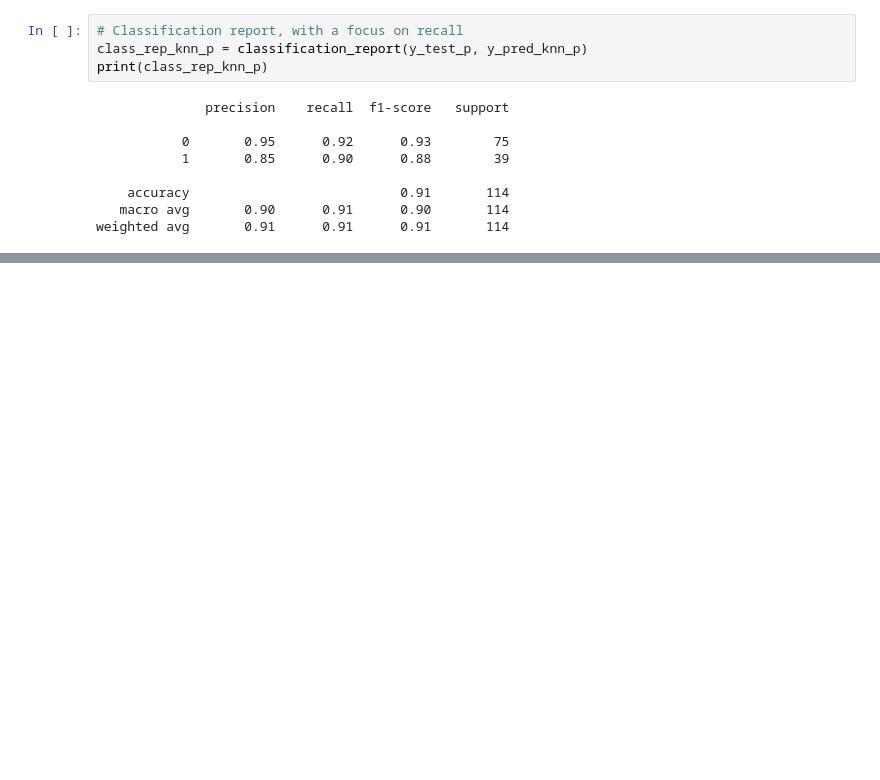
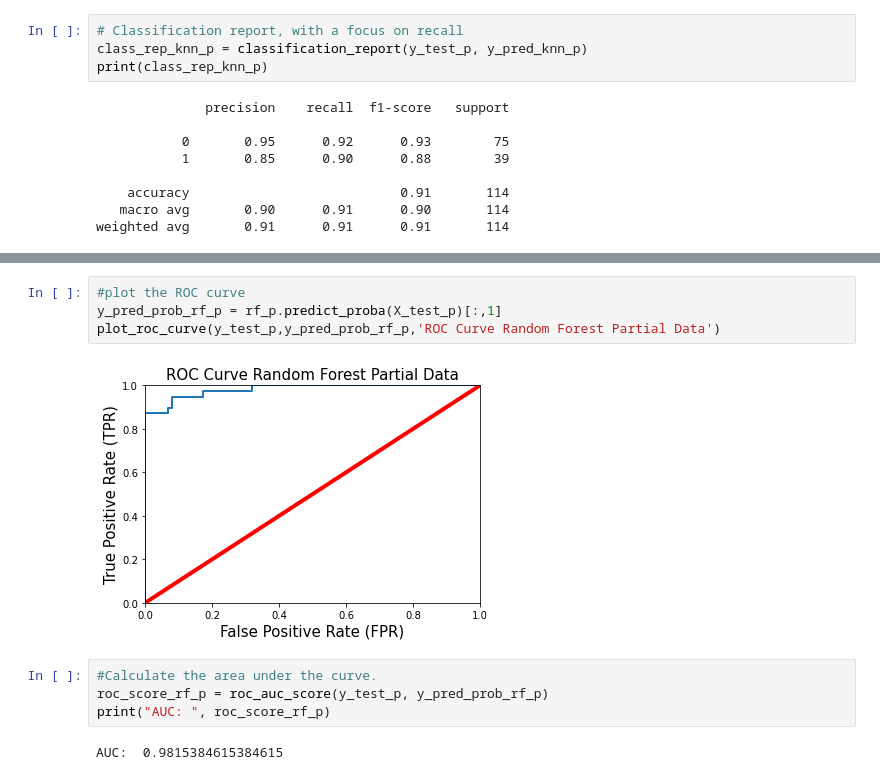
Before and after one commit to dawgtree/CapstoneThreeProject, a Jupyter notebook: Cancer Diagnosis Capstone Project Modeling.ipynb, the cells around one changed output, grey strips where cells are left out. Drawn from its saved outputs; the diff is of its cells as text; blank space fills up the shorter version.

```diff
--- a/Cancer Diagnosis Capstone Project Modeling.ipynb
+++ b/Cancer Diagnosis Capstone Project Modeling.ipynb
@@ -226,0 +322,12 @@ These numbers are even worse.  We will visualize the numbers later, but none of
+# %%
+#plot the ROC curve
+y_pred_prob_rf_p = rf_p.predict_proba(X_test_p)[:,1]
+plot_roc_curve(y_test_p,y_pred_prob_rf_p,'ROC Curve Random Forest Partial Data')
+# %% [output]
+[figure, added]
+# %%
+#Calculate the area under the curve.
+roc_score_rf_p = roc_auc_score(y_test_p, y_pred_prob_rf_p)
+print("AUC: ", roc_score_rf_p)
+# %% [output]
+AUC:  0.9815384615384615
```
Also changed, not shown: parts of 68 cells of this notebook.
